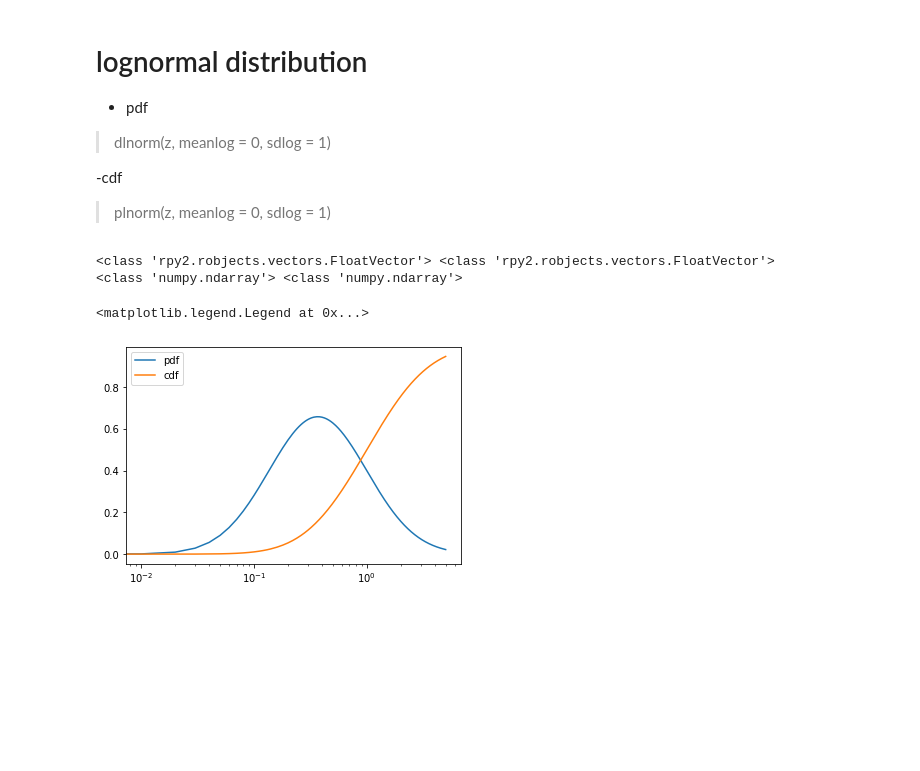
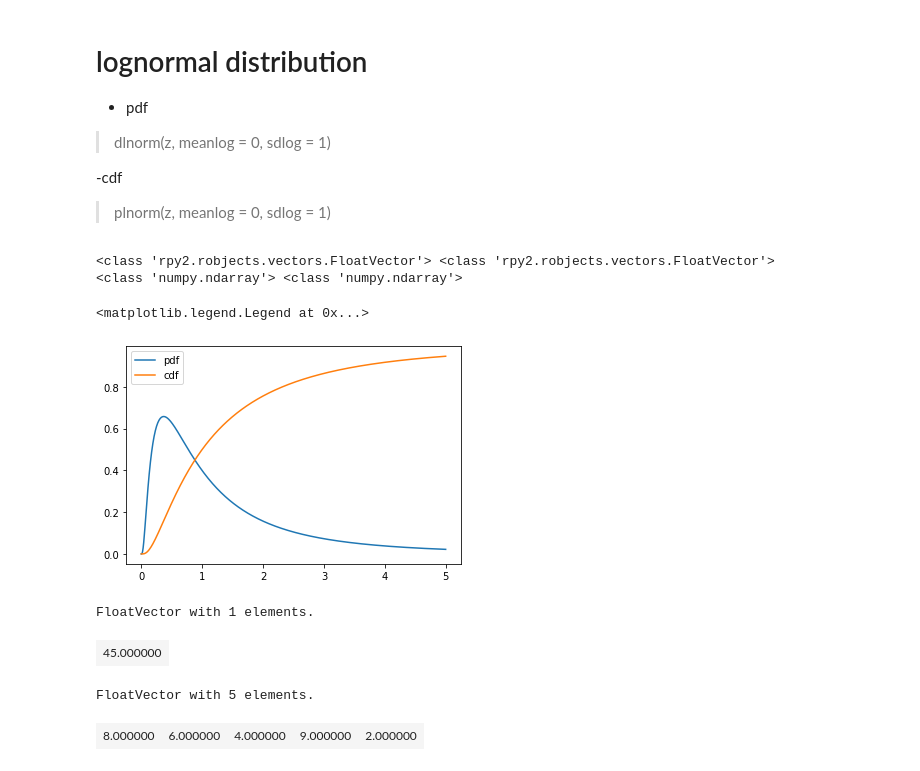
Before and after one commit to Lang-Shao/graduate_cource, a Jupyter notebook: Using_Python/Python_Books/Using_rpy2/01_Intro.ipynb, the cells around one changed output. Cells and saved outputs as stored; diff of their text form; code cells hidden in the pictures; blank space fills up the shorter version.

```diff
--- a/Using_Python/Python_Books/Using_rpy2/01_Intro.ipynb
+++ b/Using_Python/Python_Books/Using_rpy2/01_Intro.ipynb
@@ -69,17 +74,28 @@ plt.legend()
 # %%
 x = r("x <- seq.int(0, 5, 0.01)")
 rpdf = r("dlnorm(x)")
 rcdf = r("plnorm(x)")
 print(type(rpdf),type(rcdf))
 pdf = np.array(rpdf)
 cdf = np.array(rcdf)
 print(type(pdf),type(cdf))
 plt.plot(x,pdf,label='pdf')
 plt.plot(x,cdf,label='cdf')
-plt.xscale('log')
+#plt.xscale('log')
 plt.legend()
 # %% [output]
 <class 'rpy2.robjects.vectors.FloatVector'> <class 'rpy2.robjects.vectors.FloatVector'>
 <class 'numpy.ndarray'> <class 'numpy.ndarray'>
 <matplotlib.legend.Legend at 0x...>
-[figure, old version]
+[figure, new version]
+# %%
+r("choose(10,2)")
+# %% [output]
+FloatVector with 1 elements.
+| 45.000000 |
+# %%
+r("y <- c(1,2,3,4,5,6,7,8,9)")
+r("sample(y,5)")
+# %% [output]
+FloatVector with 5 elements.
+| 8.000000 | 6.000000 | 4.000000 | 9.000000 | 2.000000 |
```
Also changed, not shown: parts of 2 cells of this notebook, 2 other files.
